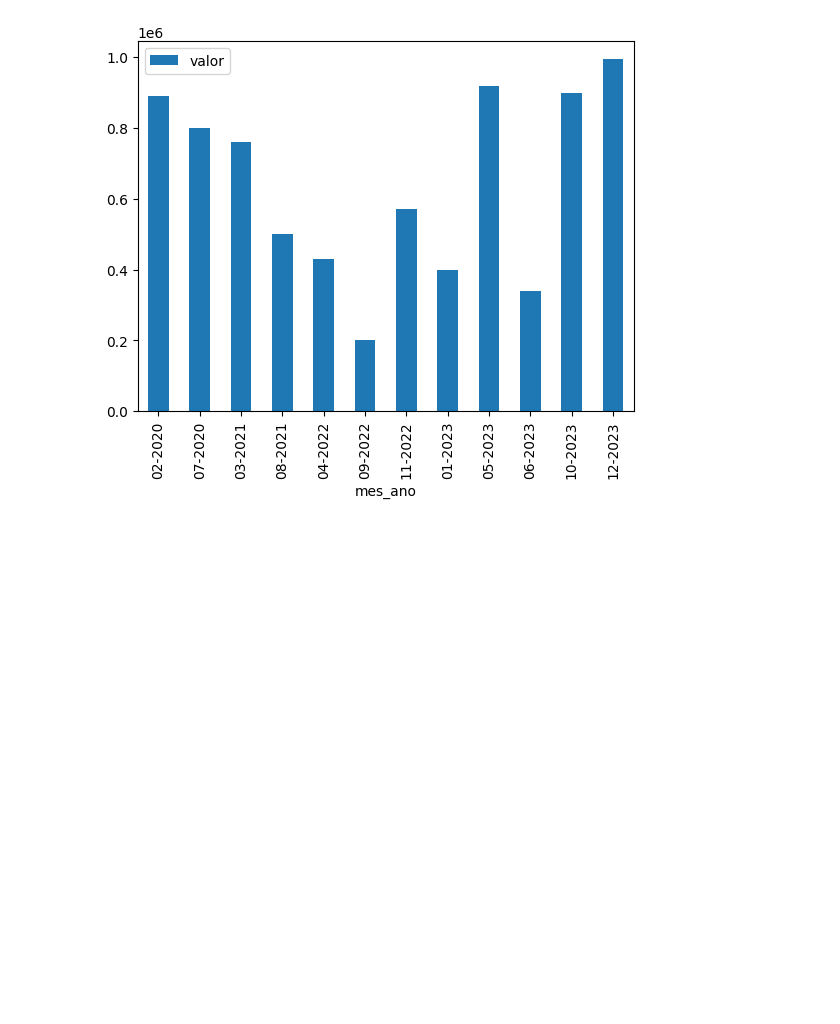
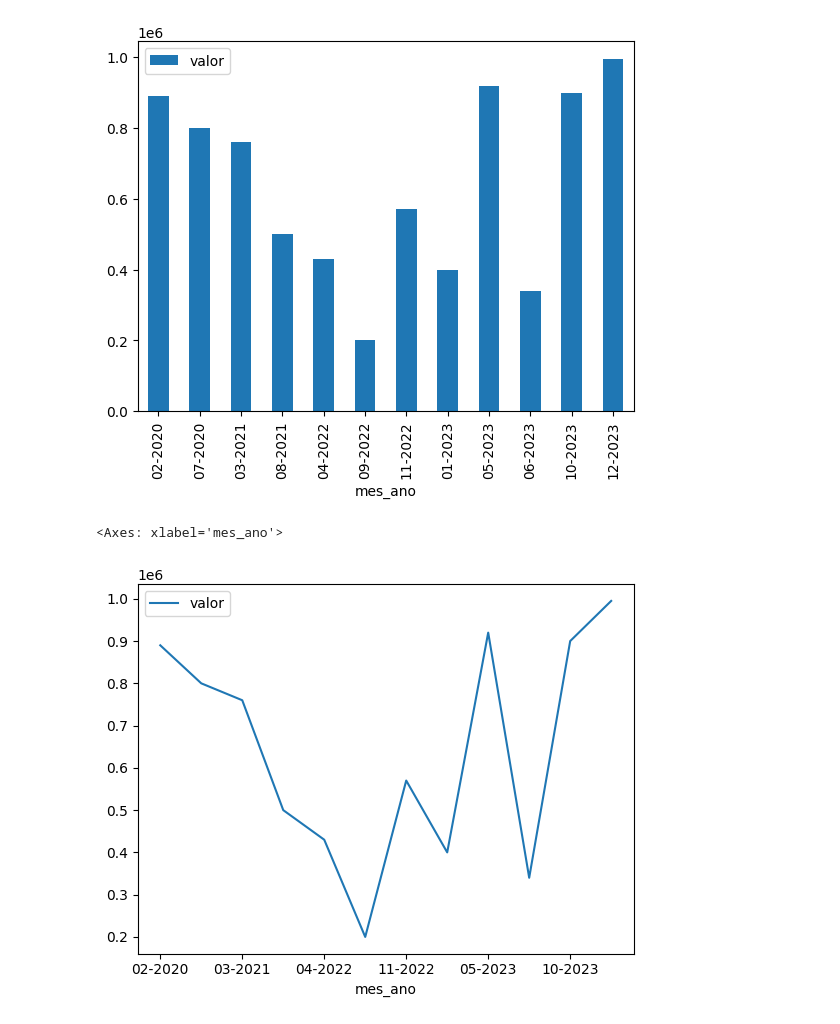
Before and after one commit to hPerezz/rocketseat-estatistica, a Jupyter notebook: ia-challenge-estatistica.ipynb, the cells around one changed output. Drawn from its saved outputs; the diff is of its cells as text; code cells hidden in the pictures; blank space fills up the shorter version.

Commit message:
Add line chart

```diff
--- a/ia-challenge-estatistica.ipynb
+++ b/ia-challenge-estatistica.ipynb
@@ -71,3 +71,9 @@ df_faturamento.plot(x='mes_ano', y='valor', kind='bar')
 # %% [output]
 <Axes: xlabel='mes_ano'>
 [figure]
+# %%
+# gráfico de linhas mostrando o mês de referência e o valor
+df_faturamento.plot(x='mes_ano', y='valor')
+# %% [output]
+<Axes: xlabel='mes_ano'>
+[figure, added]
```
